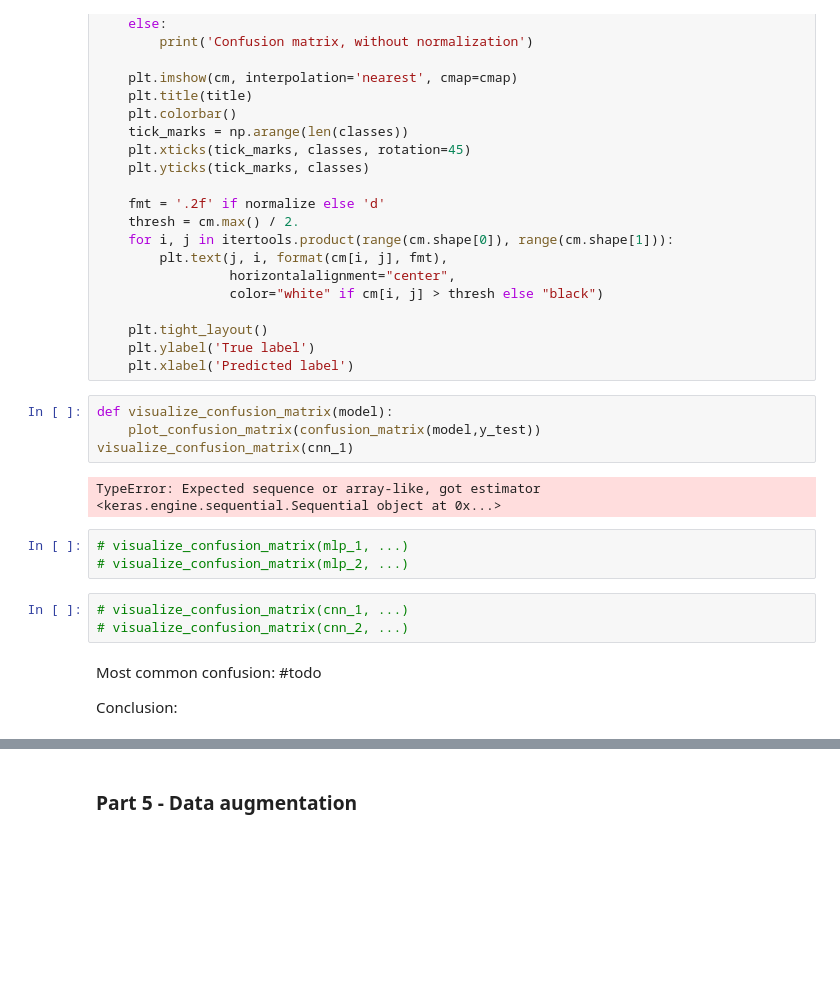
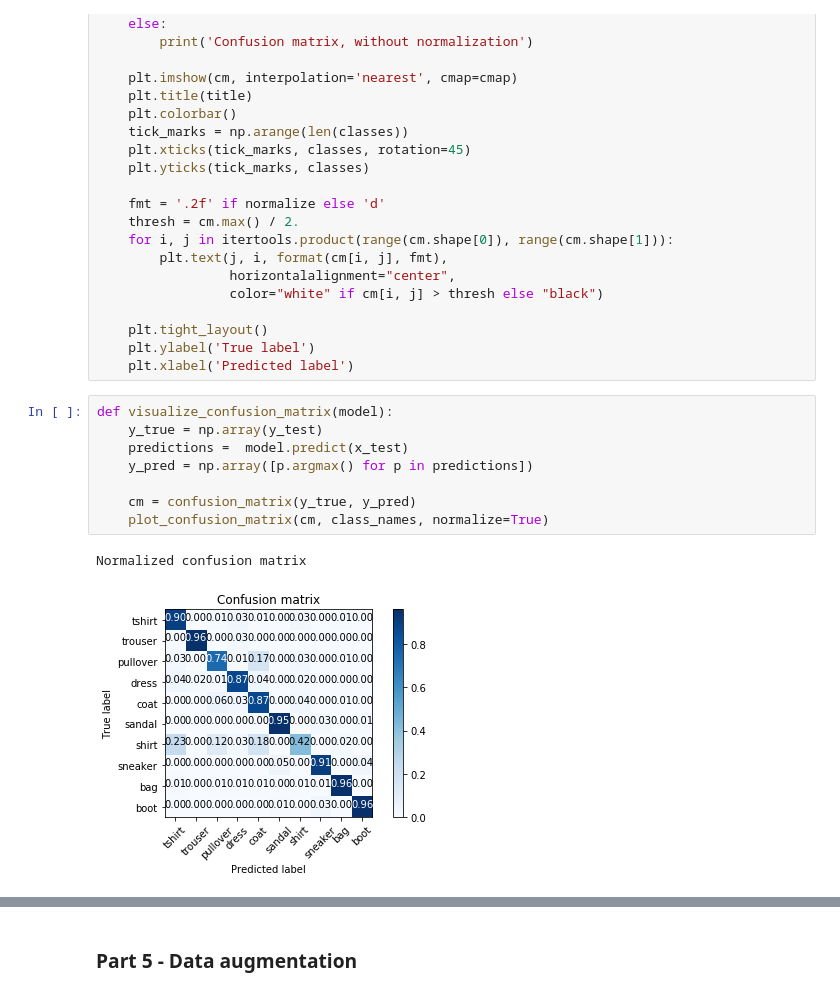
Before and after one commit to iqdecay/DeepLearning, a Jupyter notebook: LabSession5-CNN_Fashion-MNIST-student.ipynb, the cells around one changed output, grey strips where cells are left out. Cells and saved outputs as stored; diff of their text form; blank space fills up the shorter version.

```diff
--- a/LabSession5-CNN_Fashion-MNIST-student.ipynb
+++ b/LabSession5-CNN_Fashion-MNIST-student.ipynb
@@ -348,19 +355,14 @@ def plot_confusion_matrix(cm, classes,
     plt.tight_layout()
     plt.ylabel('True label')
     plt.xlabel('Predicted label')
-# %%
-def visualize_confusion_matrix(model):
-    plot_confusion_matrix(confusion_matrix(model,y_test))
-visualize_confusion_matrix(cnn_1)
-# %% [output]
-TypeError: Expected sequence or array-like, got estimator <keras.engine.sequential.Sequential object at 0x...>
-# %%
-# visualize_confusion_matrix(mlp_1, ...)
-# visualize_confusion_matrix(mlp_2, ...)
-# %%
-# visualize_confusion_matrix(cnn_1, ...)
-# visualize_confusion_matrix(cnn_2, ...)
-# %% [markdown]
-Most common confusion: #todo
-
-Conclusion:
+# %%
+def visualize_confusion_matrix(model):
+    y_true = np.array(y_test)
+    predictions =  model.predict(x_test)
+    y_pred = np.array([p.argmax() for p in predictions])
+
+    cm = confusion_matrix(y_true, y_pred)
+    plot_confusion_matrix(cm, class_names, normalize=True)
+# %% [output]
+Normalized confusion matrix
+[figure, added]
```
Also changed, not shown: parts of 23 cells of this notebook.
